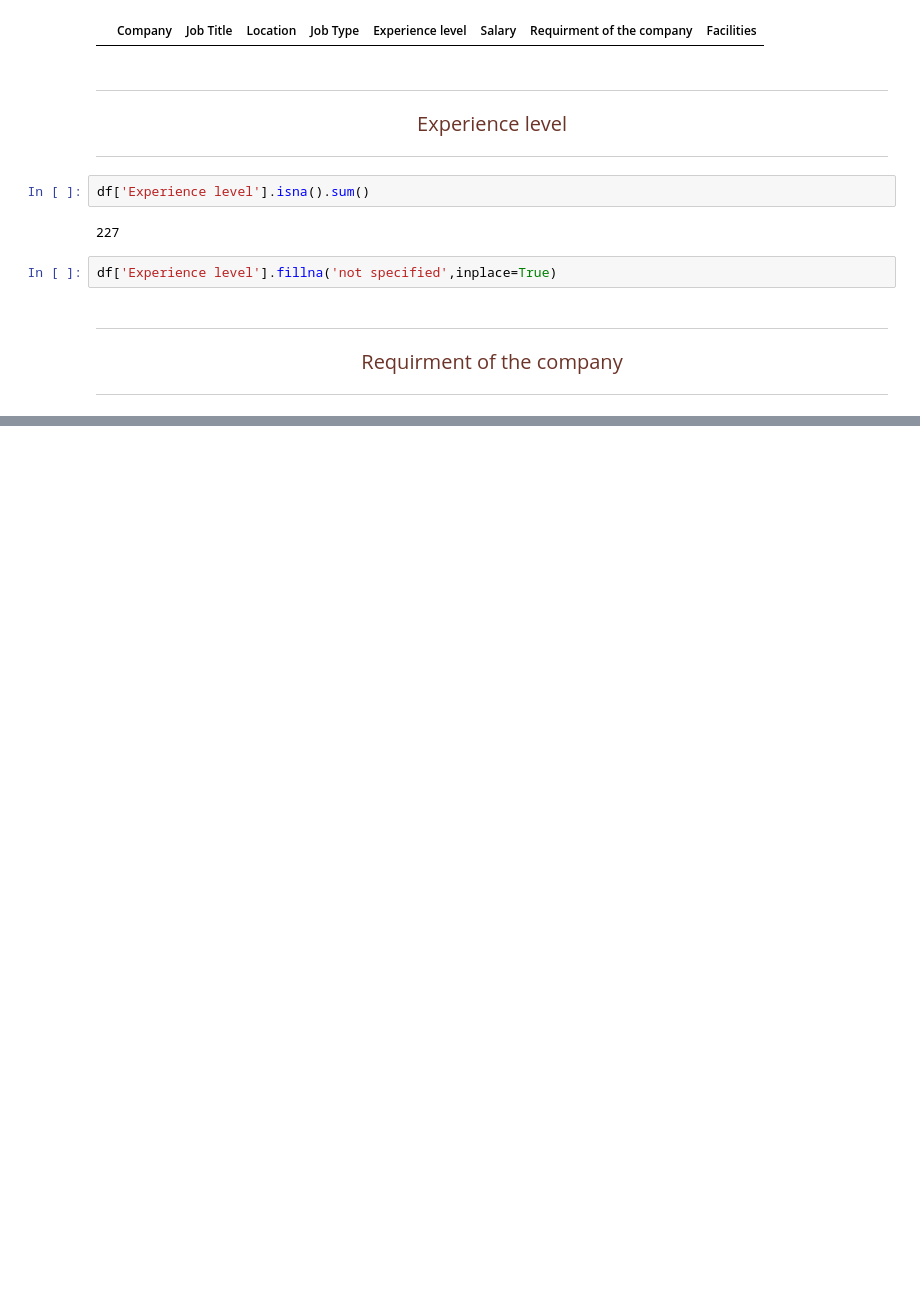
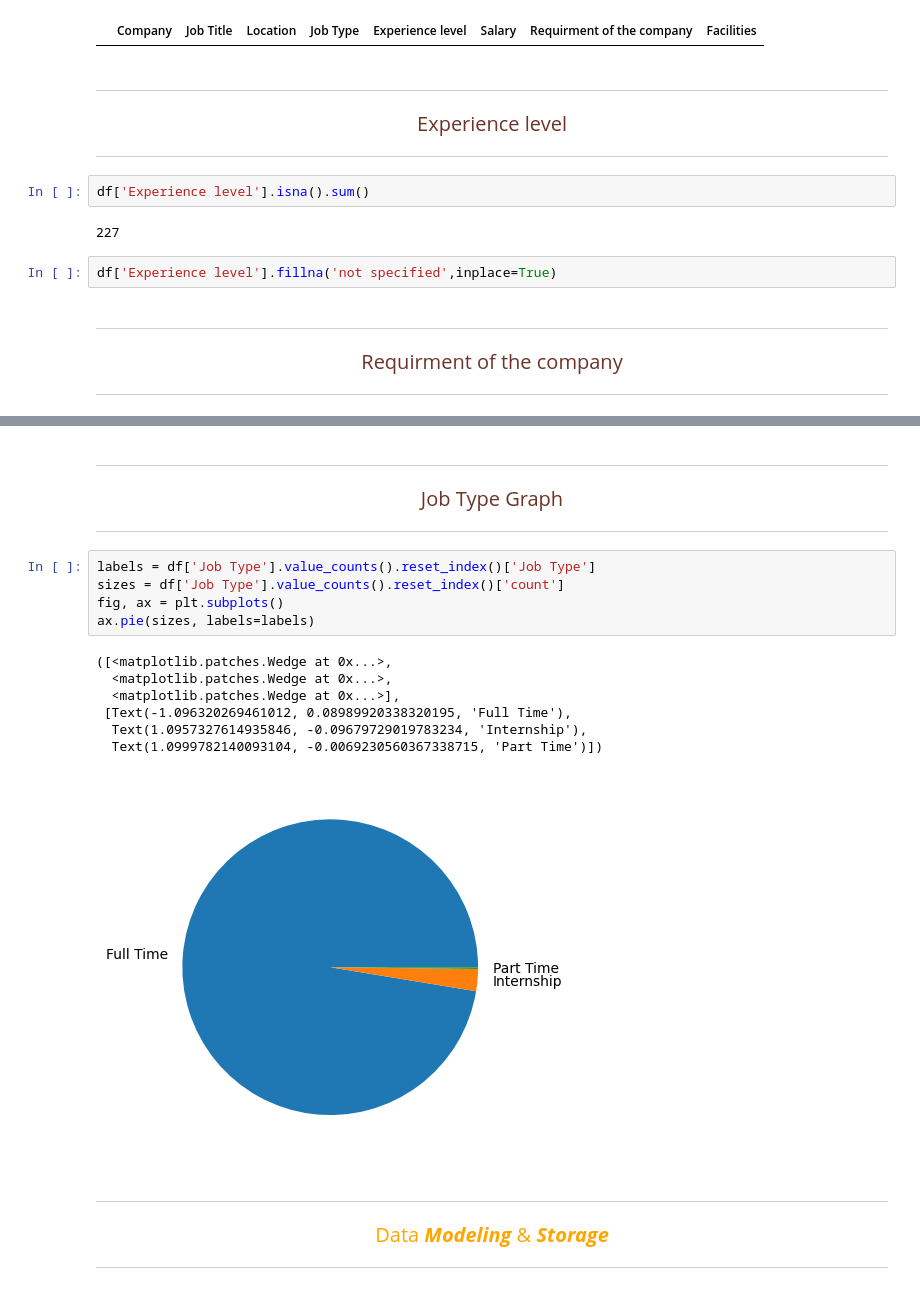
Before and after one commit to yassinessadi/data-engineer-youcode, a Jupyter notebook: Brief_github_job_opportunities/job_opportunities_data.ipynb, the cells around one changed output, grey strips where cells are left out. Drawn from its saved outputs; the diff is of its cells as text; blank space fills up the shorter version.

```diff
--- a/Brief_github_job_opportunities/job_opportunities_data.ipynb
+++ b/Brief_github_job_opportunities/job_opportunities_data.ipynb
@@ -75,0 +216,21 @@ df['Requirment of the company '] = df['Requirment of the company '].apply(Conver
+# %% [markdown]
+<hr style='color:#BA704F;'>
+<p style='color:#6C3428;font-size:20px;text-align:center;'>Job Type Graph</p>
+<hr style='color:#BA704F;'>
+# %%
+labels = df['Job Type'].value_counts().reset_index()['Job Type']
+sizes = df['Job Type'].value_counts().reset_index()['count']
+fig, ax = plt.subplots()
+ax.pie(sizes, labels=labels)
+# %% [output]
+([<matplotlib.patches.Wedge at 0x...>,
+  <matplotlib.patches.Wedge at 0x...>,
+  <matplotlib.patches.Wedge at 0x...>],
+ [Text(-1.096320269461012, 0.08989920338320195, 'Full Time'),
+  Text(1.0957327614935846, -0.09679729019783234, 'Internship'),
+  Text(1.0999782140093104, -0.0069230560367338715, 'Part Time')])
+[figure, added]
+# %% [markdown]
+<hr style='color:white;'>
+<p style='color:orange;font-size:20px;text-align:center;'> Data <b><i>Modeling</i></b> & <b><i>Storage</i></b></p>
+<hr style='color:white;'>
```
Also changed, not shown: parts of 13 cells of this notebook.
